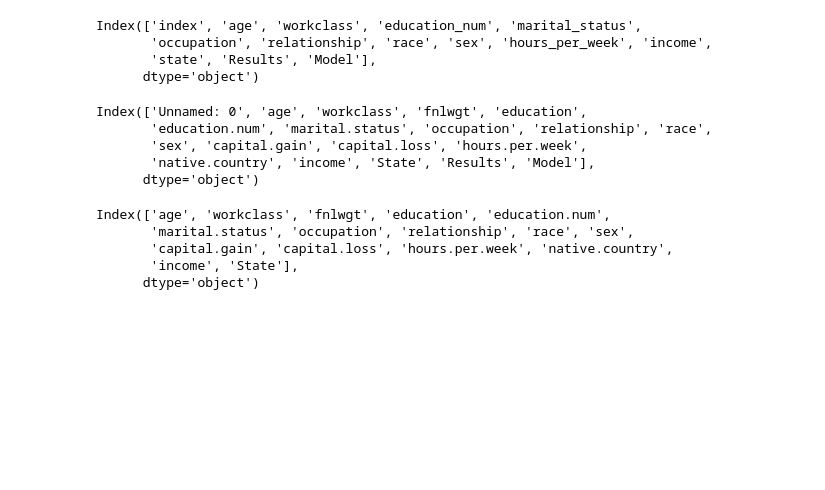
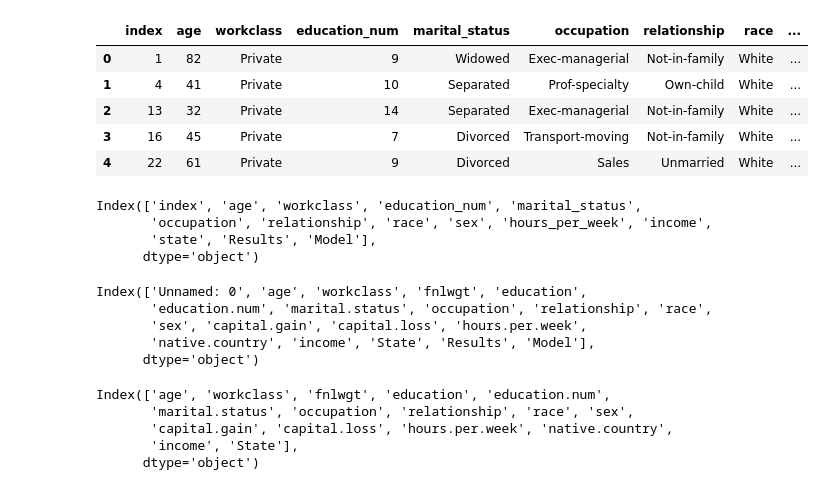
Before and after one commit to dmartinj12/Census_Inequality, a Jupyter notebook: AI_predictions/predictiveMerge.ipynb, the cells around one changed output. Drawn from its saved outputs; the diff is of its cells as text; code cells hidden in the pictures; blank space fills up the shorter version.

```diff
--- a/AI_predictions/predictiveMerge.ipynb
+++ b/AI_predictions/predictiveMerge.ipynb
@@ -20,3 +22,12 @@ DT = pd.read_csv("../Data/DecisionTree.csv")
+# %%
+LR.head()
+# %% [output]
+|  | index | age | workclass | education_num | marital_status | occupation | relationship | race | ... |
+| 0 | 1 | 82 | Private | 9 | Widowed | Exec-managerial | Not-in-family | White | ... |
+| 1 | 4 | 41 | Private | 10 | Separated | Prof-specialty | Own-child | White | ... |
+| 2 | 13 | 32 | Private | 14 | Separated | Exec-managerial | Not-in-family | White | ... |
+| 3 | 16 | 45 | Private | 7 | Divorced | Transport-moving | Not-in-family | White | ... |
+| 4 | 22 | 61 | Private | 9 | Divorced | Sales | Unmarried | White | ... |
 # %%
 # Column Names
 Gradient.columns
```
Also changed, not shown: parts of 15 cells of this notebook, 3 other files.
